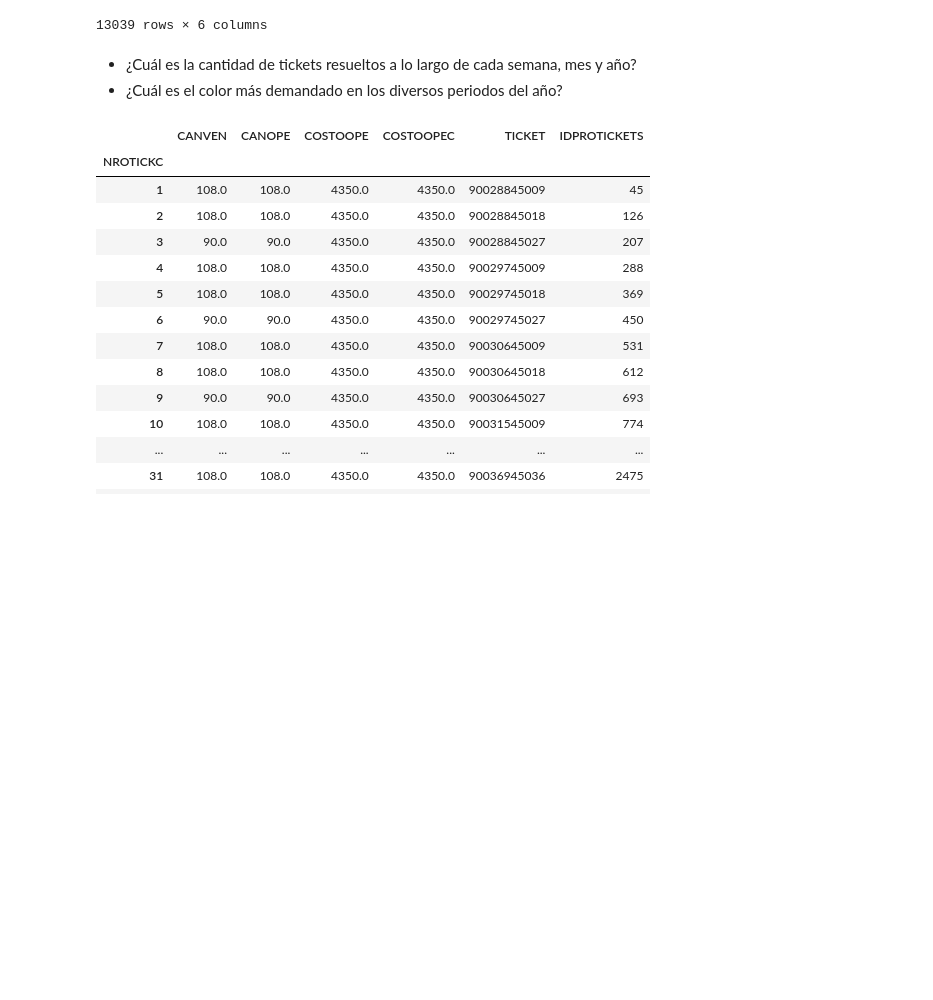
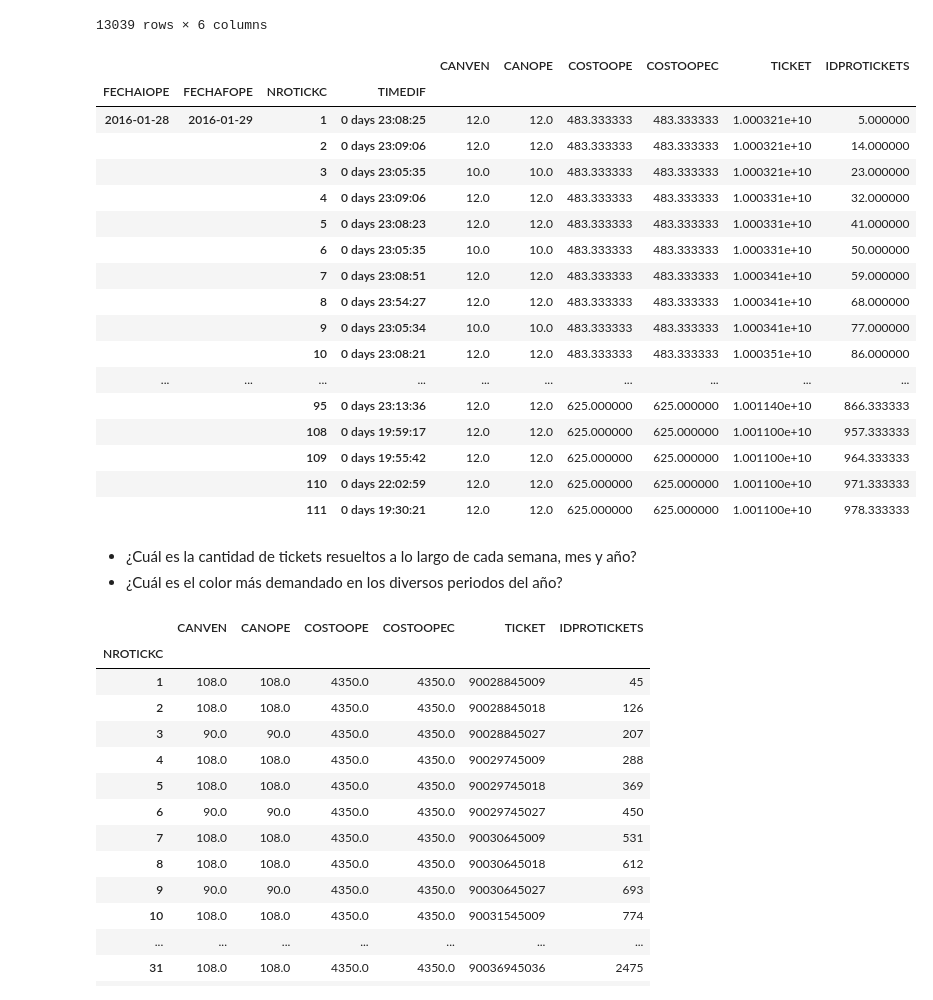
Before and after one commit to ambigus9/alma_canela, a Jupyter notebook: Tareas y Tickets.ipynb, the cells around one changed output. Drawn from its saved outputs; the diff is of its cells as text; code cells hidden in the pictures; blank space fills up the shorter version.

```diff
--- a/Tareas y Tickets.ipynb
+++ b/Tareas y Tickets.ipynb
@@ -886,6 +906,27 @@ df_filtrado.groupby(["CODCLI","NROTICKC","TIMEDIF","CODPP"]).mean()
 |  | 7382 | 6 days 01:25:27 | CANOA CERCO 2016 | 14.0 | 14.0 | 642.857143 | 642.857143 | 1.041650e+10 | 50645.0 |
 |  | 7383 | 5 days 03:23:10 | CANOA CERCO 2016 | 14.0 | 14.0 | 642.857143 | 642.857143 | 1.041650e+10 | 50652.0 |
 13039 rows × 6 columns
+# %%
+df_filtrado.groupby(["FECHAIOPE","FECHAFOPE","NROTICKC","TIMEDIF"]).mean()[:60]
+# %% [output]
+|  |  |  |  | CANVEN | CANOPE | COSTOOPE | COSTOOPEC | TICKET | IDPROTICKETS |
+| FECHAIOPE | FECHAFOPE | NROTICKC | TIMEDIF |  |  |  |  |  |  |
+| 2016-01-28 | 2016-01-29 | 1 | 0 days 23:08:25 | 12.0 | 12.0 | 483.333333 | 483.333333 | 1.000321e+10 | 5.000000 |
+|  |  | 2 | 0 days 23:09:06 | 12.0 | 12.0 | 483.333333 | 483.333333 | 1.000321e+10 | 14.000000 |
+|  |  | 3 | 0 days 23:05:35 | 10.0 | 10.0 | 483.333333 | 483.333333 | 1.000321e+10 | 23.000000 |
+|  |  | 4 | 0 days 23:09:06 | 12.0 | 12.0 | 483.333333 | 483.333333 | 1.000331e+10 | 32.000000 |
+|  |  | 5 | 0 days 23:08:23 | 12.0 | 12.0 | 483.333333 | 483.333333 | 1.000331e+10 | 41.000000 |
+|  |  | 6 | 0 days 23:05:35 | 10.0 | 10.0 | 483.333333 | 483.333333 | 1.000331e+10 | 50.000000 |
+|  |  | 7 | 0 days 23:08:51 | 12.0 | 12.0 | 483.333333 | 483.333333 | 1.000341e+10 | 59.000000 |
+|  |  | 8 | 0 days 23:54:27 | 12.0 | 12.0 | 483.333333 | 483.333333 | 1.000341e+10 | 68.000000 |
+|  |  | 9 | 0 days 23:05:34 | 10.0 | 10.0 | 483.333333 | 483.333333 | 1.000341e+10 | 77.000000 |
+|  |  | 10 | 0 days 23:08:21 | 12.0 | 12.0 | 483.333333 | 483.333333 | 1.000351e+10 | 86.000000 |
+| ... | ... | ... | ... | ... | ... | ... | ... | ... | ... |
+|  |  | 95 | 0 days 23:13:36 | 12.0 | 12.0 | 625.000000 | 625.000000 | 1.001140e+10 | 866.333333 |
+|  |  | 108 | 0 days 19:59:17 | 12.0 | 12.0 | 625.000000 | 625.000000 | 1.001100e+10 | 957.333333 |
+|  |  | 109 | 0 days 19:55:42 | 12.0 | 12.0 | 625.000000 | 625.000000 | 1.001100e+10 | 964.333333 |
+|  |  | 110 | 0 days 22:02:59 | 12.0 | 12.0 | 625.000000 | 625.000000 | 1.001100e+10 | 971.333333 |
+|  |  | 111 | 0 days 19:30:21 | 12.0 | 12.0 | 625.000000 | 625.000000 | 1.001100e+10 | 978.333333 |
 # %% [markdown]
 + ¿Cuál es la cantidad de tickets resueltos a lo largo de cada semana, mes y año?
 + ¿Cuál es el color más demandado en los diversos periodos del año?
```
Also changed, not shown: parts of 10 cells of this notebook, 2 other files.
